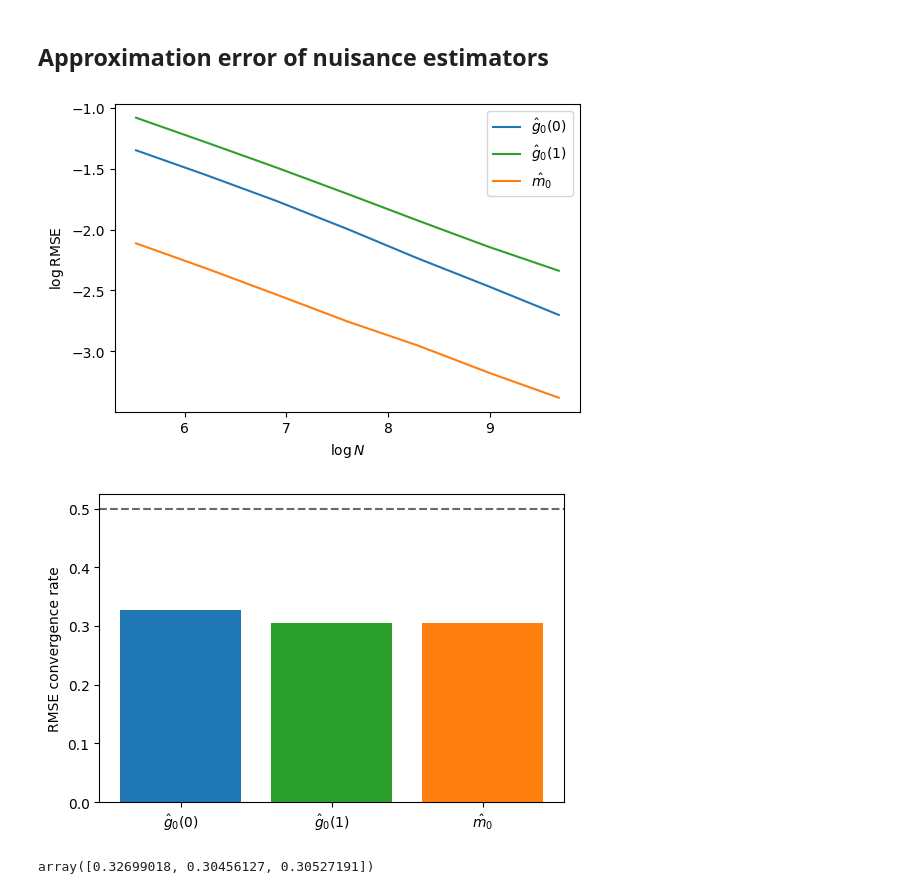
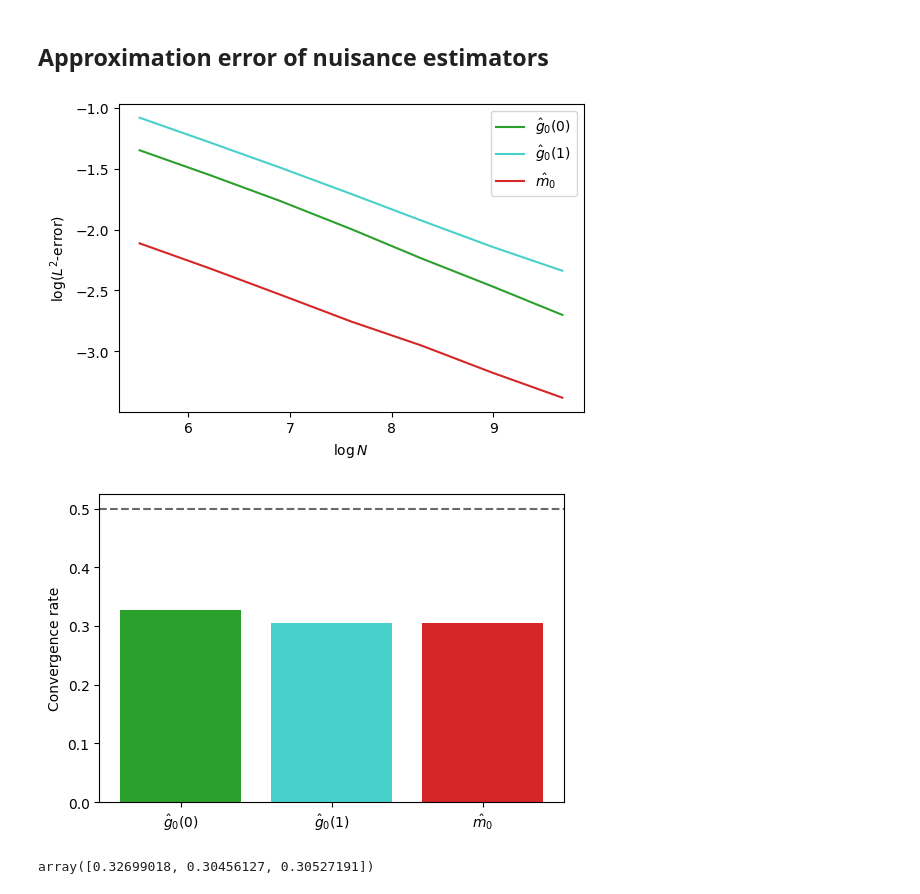
Before and after one commit to zijianwang2000/MA_CausalML, a Jupyter notebook: Simple model (3 confounders)/Visualization_3.ipynb, the cells around one changed output. Saved outputs shown, nothing was run; the diff lists cells and outputs as text; code cells hidden in the pictures.

Commit message:
Plots for simple model

```diff
--- a/Simple model (3 confounders)/Visualization_3.ipynb
+++ b/Simple model (3 confounders)/Visualization_3.ipynb
@@ -18,32 +18,32 @@ for N, results in results_dict_.items():
 # %%
 sample_sizes = list(results_dict.keys())
 rmse = np.array(list(results_dict.values()))
-colors = ['tab:blue', 'tab:green', 'tab:orange']
+colors = ['tab:green', 'mediumturquoise', 'tab:red']
 names = [r'$\hat{g}_0(0)$', r'$\hat{g}_0(1)$', r'$\hat{m}_0$']
 # %%
 plt.figure(figsize=(6, 4))
 for k in range(3):
     plt.plot(np.log(sample_sizes), np.log(rmse[:,k]), color=colors[k], label=names[k])
 plt.xlabel(r'$\log N$')
-plt.ylabel(r'$\log$' + 'RMSE')
+plt.ylabel(r'$\log(L^2\text{-error})$')
 plt.legend()
 
 for fmt in ['png', 'pdf']:
-    plt.savefig(f'figures_3/ml_rmse_1.{fmt}', dpi=300, bbox_inches='tight')
+    plt.savefig(f'figures_3/ml_l2_1.{fmt}', dpi=300, bbox_inches='tight')
 # %% [output]
-[figure, old version]
+[figure, new version]
 # %%
 slopes = np.polyfit(np.log(sample_sizes), np.log(rmse), 1)[0,:]
 
 plt.figure(figsize=(6, 4))
 plt.bar(names, -slopes, color=colors)
 plt.axhline(y=0.5, color='dimgrey', linestyle='--')
-plt.ylabel('RMSE convergence rate')
+plt.ylabel('Convergence rate')
 
 for fmt in ['png', 'pdf']:
-    plt.savefig(f'figures_3/ml_rmse_2.{fmt}', dpi=300, bbox_inches='tight')
+    plt.savefig(f'figures_3/ml_l2_2.{fmt}', dpi=300, bbox_inches='tight')
 # %% [output]
-[figure, old version]
+[figure, new version]
 # %%
 -slopes
 # %% [output]
```
Also changed, not shown: 30 other files.
